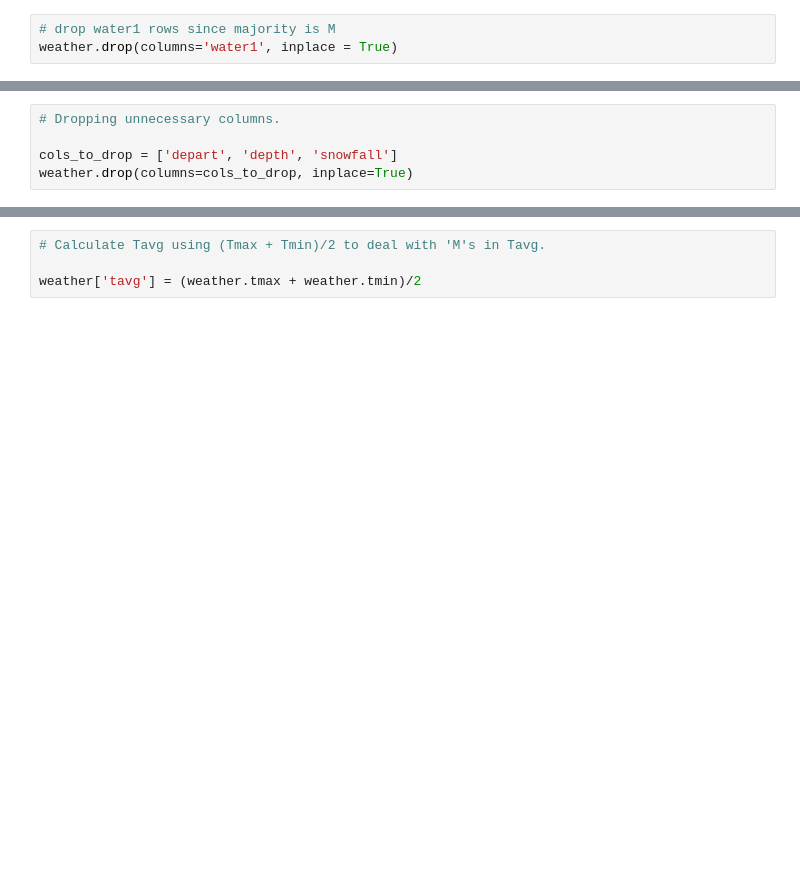
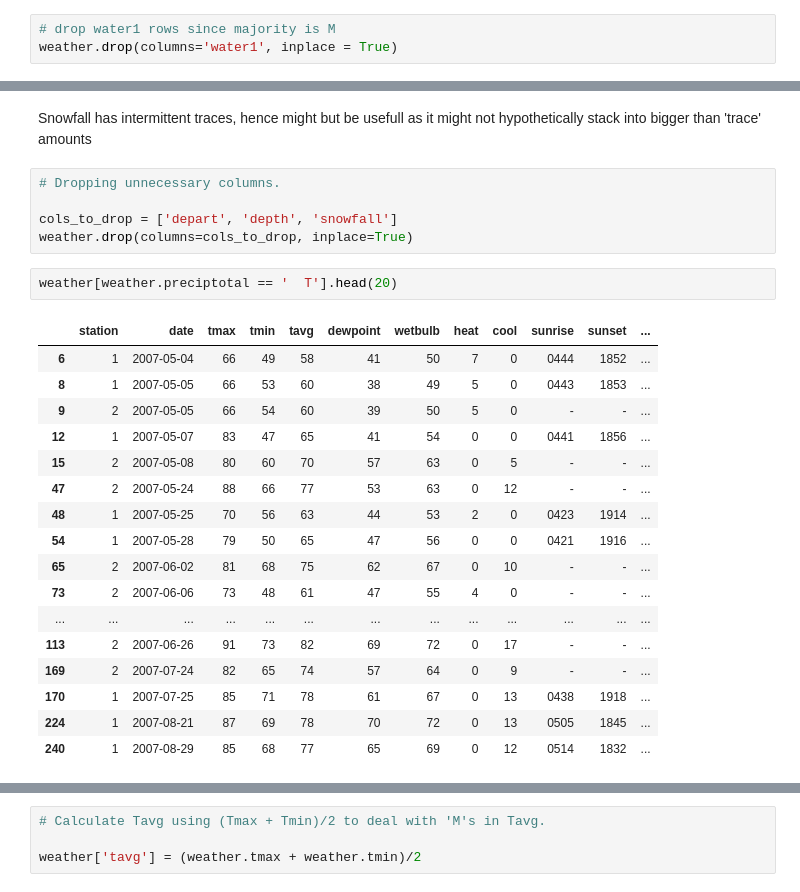
Before and after one commit to msamhz/GA-Project_4, a Jupyter notebook: code/Data_Cleanup_Consolidated.ipynb, the cells around one changed output, grey strips where cells are left out. Cells and saved outputs as stored; diff of their text form; blank space fills up the shorter version.

```diff
--- a/code/Data_Cleanup_Consolidated.ipynb
+++ b/code/Data_Cleanup_Consolidated.ipynb
@@ -529,5 +536,27 @@ Need to drop snowfall and depth since not much information to impute.
+# %% [markdown]
+Snowfall has intermittent traces, hence might but be usefull as it might not hypothetically stack into bigger than 'trace' amounts
 # %%
 # Dropping unnecessary columns.
 
 cols_to_drop = ['depart', 'depth', 'snowfall']
 weather.drop(columns=cols_to_drop, inplace=True)
+# %%
+weather[weather.preciptotal == '  T'].head(20)
+# %% [output]
+|  | station | date | tmax | tmin | tavg | dewpoint | wetbulb | heat | cool | sunrise | sunset | ... |
+| 6 | 1 | 2007-05-04 | 66 | 49 | 58 | 41 | 50 | 7 | 0 | 0444 | 1852 | ... |
+| 8 | 1 | 2007-05-05 | 66 | 53 | 60 | 38 | 49 | 5 | 0 | 0443 | 1853 | ... |
+| 9 | 2 | 2007-05-05 | 66 | 54 | 60 | 39 | 50 | 5 | 0 | - | - | ... |
+| 12 | 1 | 2007-05-07 | 83 | 47 | 65 | 41 | 54 | 0 | 0 | 0441 | 1856 | ... |
+| 15 | 2 | 2007-05-08 | 80 | 60 | 70 | 57 | 63 | 0 | 5 | - | - | ... |
+| 47 | 2 | 2007-05-24 | 88 | 66 | 77 | 53 | 63 | 0 | 12 | - | - | ... |
+| 48 | 1 | 2007-05-25 | 70 | 56 | 63 | 44 | 53 | 2 | 0 | 0423 | 1914 | ... |
+| 54 | 1 | 2007-05-28 | 79 | 50 | 65 | 47 | 56 | 0 | 0 | 0421 | 1916 | ... |
+| 65 | 2 | 2007-06-02 | 81 | 68 | 75 | 62 | 67 | 0 | 10 | - | - | ... |
+| 73 | 2 | 2007-06-06 | 73 | 48 | 61 | 47 | 55 | 4 | 0 | - | - | ... |
+| ... | ... | ... | ... | ... | ... | ... | ... | ... | ... | ... | ... | ... |
+| 113 | 2 | 2007-06-26 | 91 | 73 | 82 | 69 | 72 | 0 | 17 | - | - | ... |
+| 169 | 2 | 2007-07-24 | 82 | 65 | 74 | 57 | 64 | 0 | 9 | - | - | ... |
+| 170 | 1 | 2007-07-25 | 85 | 71 | 78 | 61 | 67 | 0 | 13 | 0438 | 1918 | ... |
+| 224 | 1 | 2007-08-21 | 87 | 69 | 78 | 70 | 72 | 0 | 13 | 0505 | 1845 | ... |
+| 240 | 1 | 2007-08-29 | 85 | 68 | 77 | 65 | 69 | 0 | 12 | 0514 | 1832 | ... |
```
Also changed, not shown: parts of 19 cells of this notebook.
